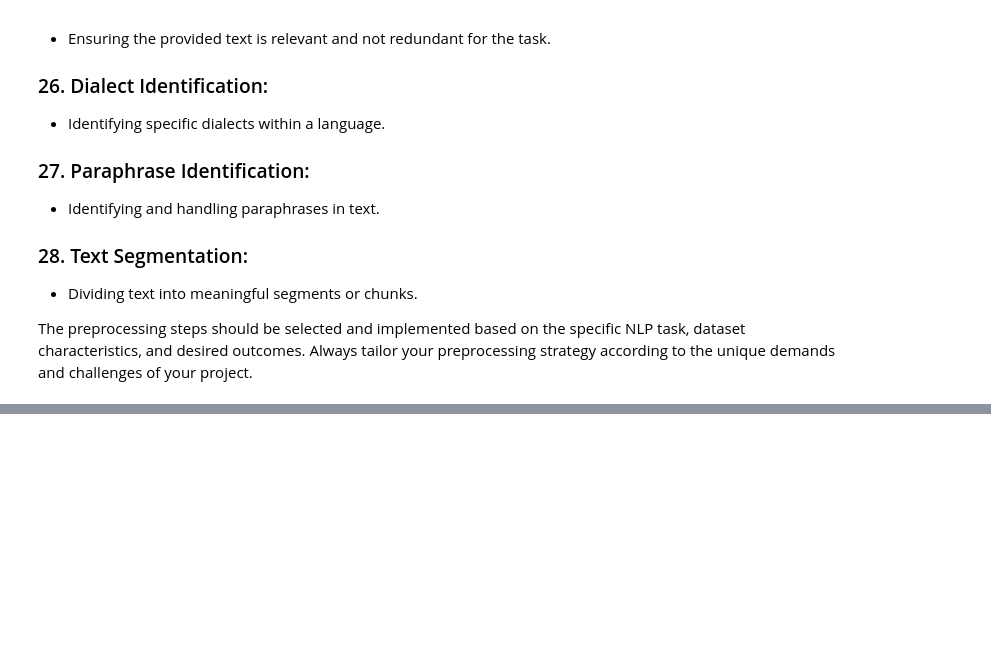
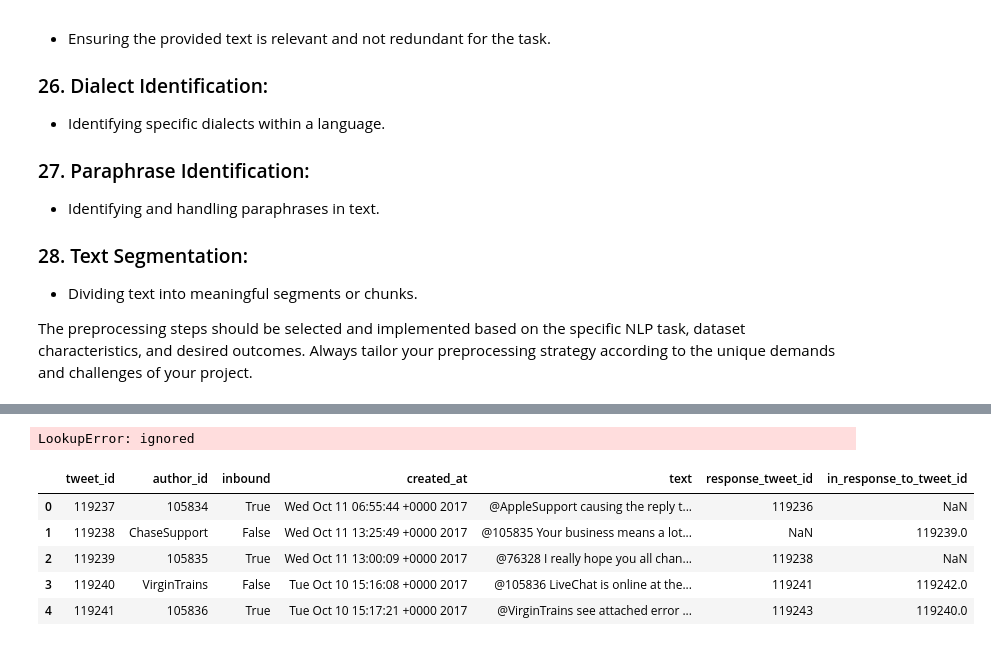
Before and after one commit to SKumarAshutosh/natural-language-processing, a Jupyter notebook: Preprocessing_NLP.ipynb, the cells around one changed output, grey strips where cells are left out. Cells and saved outputs as stored; diff of their text form; code cells hidden in the pictures; blank space fills up the shorter version.

```diff
--- a/Preprocessing_NLP.ipynb
+++ b/Preprocessing_NLP.ipynb
@@ -275,0 +303,26 @@ The preprocessing steps should be selected and implemented based on the specific
+# %%
+#import important libraries
+import pandas as pd
+import numpy as np
+import re
+import nltk
+import spacy
+import string
+pd.options.mode.chained_assignment = None
+from nltk.corpus import stopwords
+from nltk.stem import WordNetLemmatizer
+from nltk.tokenize import word_tokenize
+from nltk.corpus import stopwords
+# %% [output]
+LookupError: ignored
+# %%
+data = pd.read_csv("/content/sample.csv")
+# %%
+data.head()
+# %% [output]
+|  | tweet_id | author_id | inbound | created_at | text | response_tweet_id | in_response_to_tweet_id |
+| 0 | 119237 | 105834 | True | Wed Oct 11 06:55:44 +0000 2017 | @AppleSupport causing the reply t... | 119236 | NaN |
+| 1 | 119238 | ChaseSupport | False | Wed Oct 11 13:25:49 +0000 2017 | @105835 Your business means a lot... | NaN | 119239.0 |
+| 2 | 119239 | 105835 | True | Wed Oct 11 13:00:09 +0000 2017 | @76328 I really hope you all chan... | 119238 | NaN |
+| 3 | 119240 | VirginTrains | False | Tue Oct 10 15:16:08 +0000 2017 | @105836 LiveChat is online at the... | 119241 | 119242.0 |
+| 4 | 119241 | 105836 | True | Tue Oct 10 15:17:21 +0000 2017 | @VirginTrains see attached error ... | 119243 | 119240.0 |
```
Also changed, not shown: parts of 63 cells of this notebook.
